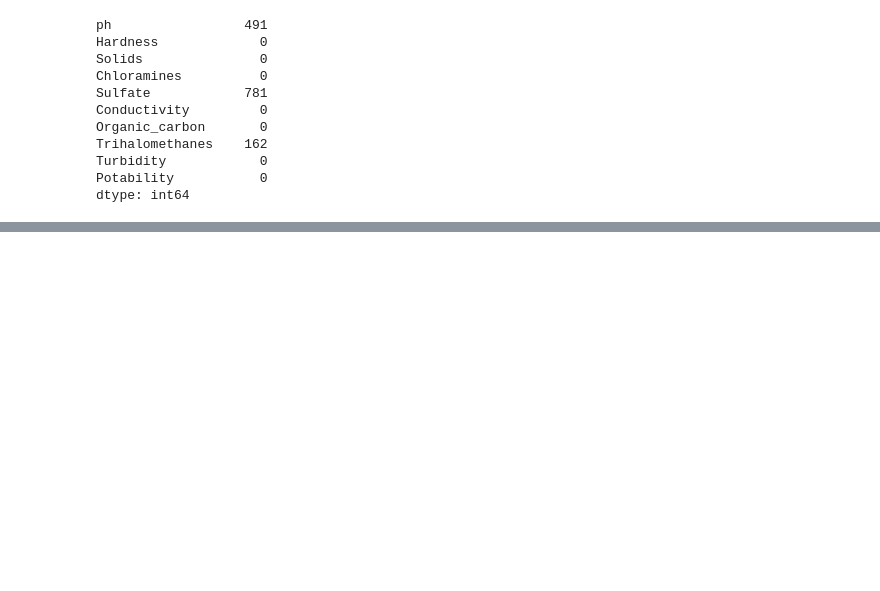
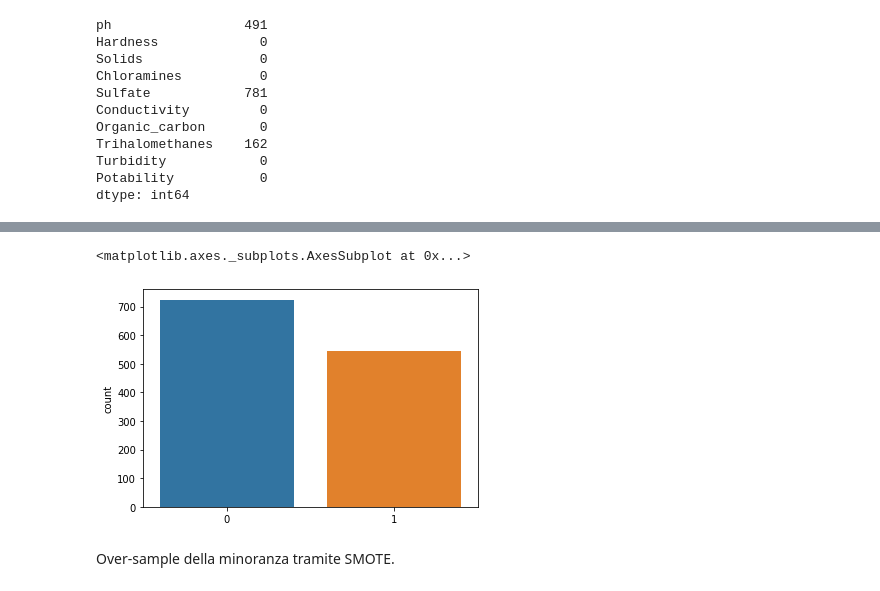
Before and after one commit to aleshark87/data-intensive-project, a Jupyter notebook: Progetto.ipynb, the cells around one changed output, grey strips where cells are left out. Saved outputs shown, nothing was run; the diff lists cells and outputs as text; code cells hidden in the pictures; blank space fills up the shorter version.

```diff
--- a/Progetto.ipynb
+++ b/Progetto.ipynb
@@ -128,0 +259,10 @@ dtype: int64
+# %%
+rus = RandomUnderSampler(sampling_strategy=0.75)
+X_train,y_train = rus.fit_resample(X_train,y_train)
+# %%
+sns.countplot(x=y_train)
+# %% [output]
+<matplotlib.axes._subplots.AxesSubplot at 0x...>
+[figure, added]
+# %% [markdown]
+Over-sample della minoranza tramite SMOTE.
```
Also changed, not shown: parts of 47 cells of this notebook.
